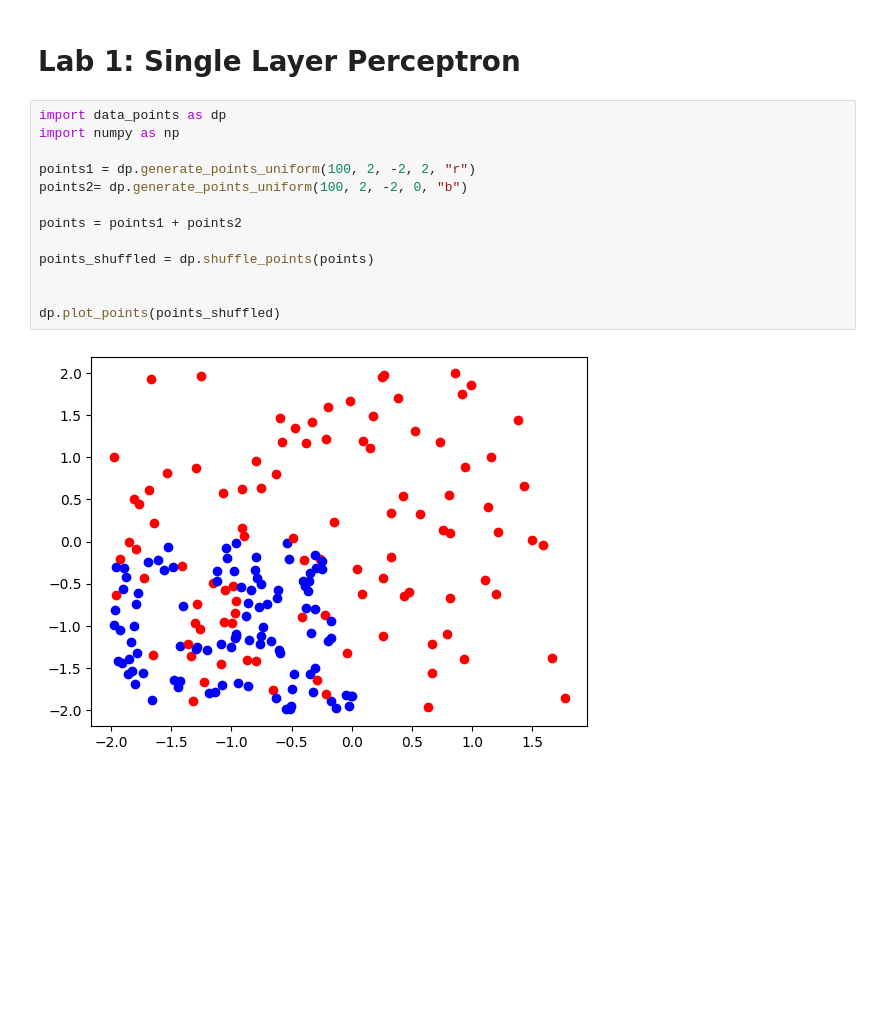
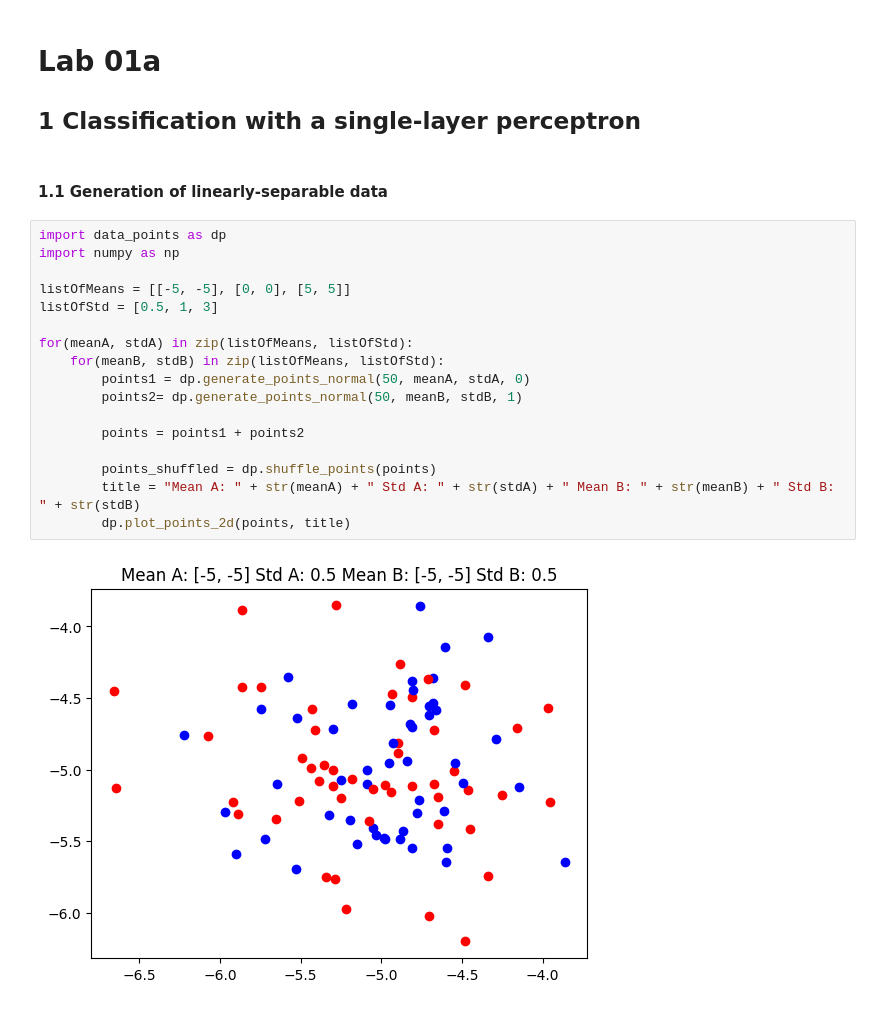
Before and after one commit to Skittish-h/cnn-kth, a Jupyter notebook: lab01a/lab.ipynb, the cells around one changed output. Saved outputs shown, nothing was run; the diff lists cells and outputs as text; blank space fills up the shorter version.

```diff
--- a/lab01a/lab.ipynb
+++ b/lab01a/lab.ipynb
@@ -1,17 +1,25 @@
 # %% [markdown]
-# Lab 1: Single Layer Perceptron
+# Lab 01a
+
+## 1 Classification with a single-layer perceptron
+# %% [markdown]
+#### 1.1 Generation of linearly-separable data
 # %%
 import data_points as dp
 import numpy as np
 
-points1 = dp.generate_points_uniform(100, 2, -2, 2, "r")
-points2= dp.generate_points_uniform(100, 2, -2, 0, "b")
+listOfMeans = [[-5, -5], [0, 0], [5, 5]]
+listOfStd = [0.5, 1, 3]
 
-points = points1 + points2
+for(meanA, stdA) in zip(listOfMeans, listOfStd):
+    for(meanB, stdB) in zip(listOfMeans, listOfStd):
+        points1 = dp.generate_points_normal(50, meanA, stdA, 0)
+        points2= dp.generate_points_normal(50, meanB, stdB, 1)
 
-points_shuffled = dp.shuffle_points(points)
+        points = points1 + points2
 
-
-dp.plot_points(points_shuffled)
+        points_shuffled = dp.shuffle_points(points)
+        title = "Mean A: " + str(meanA) + " Std A: " + str(stdA) + " Mean B: " + str(meanB) + " Std B: " + str(stdB)
+        dp.plot_points_2d(points, title)
 # %% [output]
-[figure, old version]
+[figure, new version]
```
Also changed, not shown: parts of 6 cells of this notebook, 2 other files.
